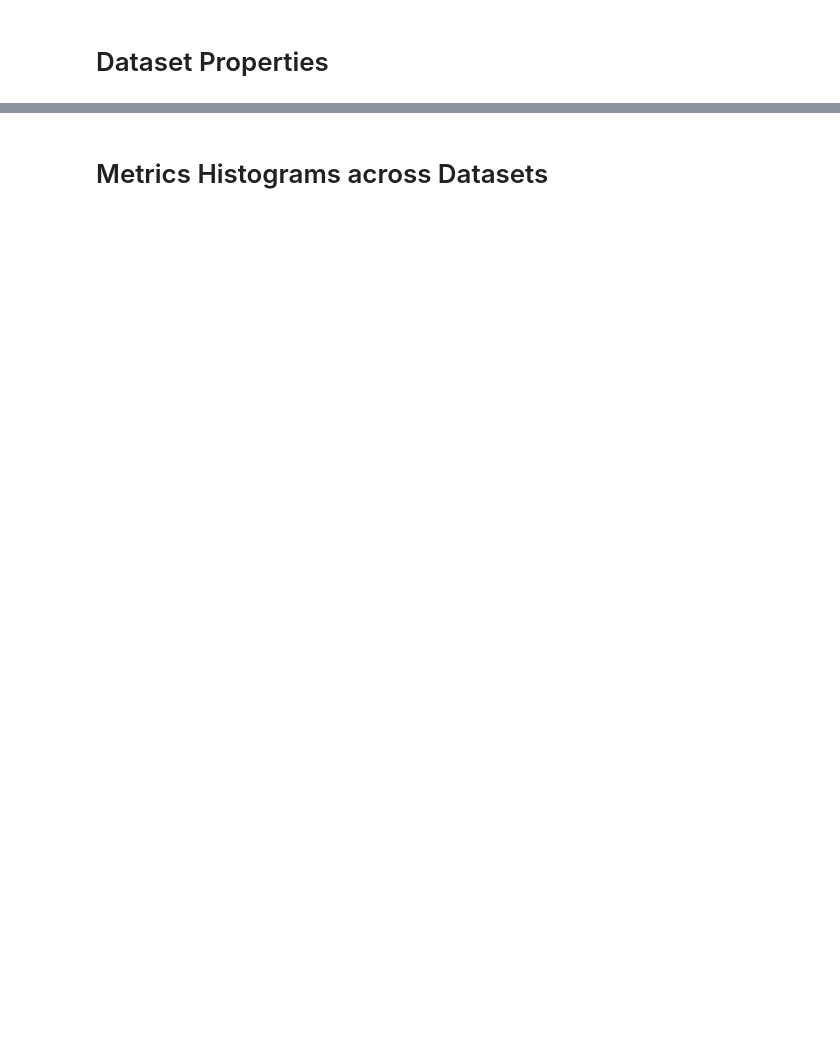
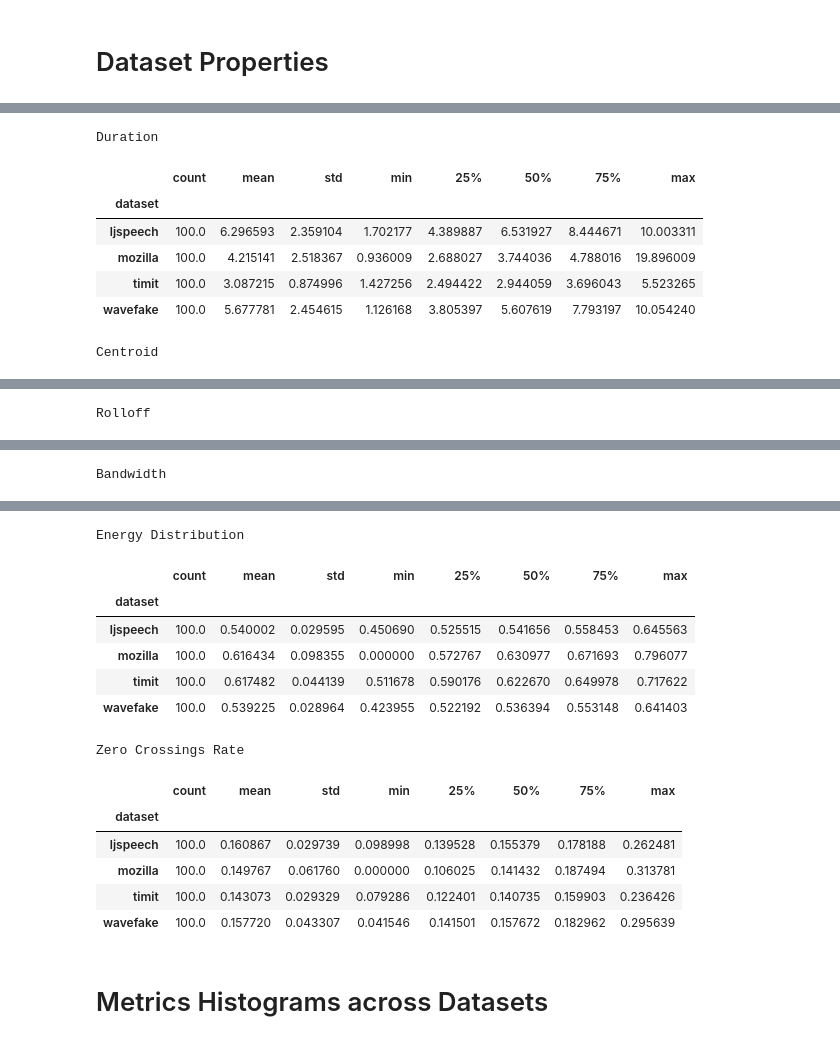
Before and after one commit to cassuci/adf-detector, a Jupyter notebook: 1-1-data-exploring.ipynb, the cells around one changed output, grey strips where cells are left out. Drawn from its saved outputs; the diff is of its cells as text; code cells hidden in the pictures; blank space fills up the shorter version.

```diff
--- a/1-1-data-exploring.ipynb
+++ b/1-1-data-exploring.ipynb
@@ -73,0 +90,15 @@ results_df_g
+# %%
+results_df_d = results_df.groupby('dataset').describe()
+for c in results_df.columns:
+    if c not in ['dataset', 'Audio File']:
+        print(c)
+        display(results_df_d[c])
+# %% [output]
+Duration
+|  | count | mean | std | min | 25% | 50% | 75% | max |
+| dataset |  |  |  |  |  |  |  |  |
+| ljspeech | 100.0 | 6.296593 | 2.359104 | 1.702177 | 4.389887 | 6.531927 | 8.444671 | 10.003311 |
+| mozilla | 100.0 | 4.215141 | 2.518367 | 0.936009 | 2.688027 | 3.744036 | 4.788016 | 19.896009 |
+| timit | 100.0 | 3.087215 | 0.874996 | 1.427256 | 2.494422 | 2.944059 | 3.696043 | 5.523265 |
+| wavefake | 100.0 | 5.677781 | 2.454615 | 1.126168 | 3.805397 | 5.607619 | 7.793197 | 10.054240 |
+Centroid
@@ -73,0 +111 @@ results_df_g
+Rolloff
@@ -73,0 +118 @@ results_df_g
+Bandwidth
@@ -74,3 +125,17 @@ results_df_g
+Energy Distribution
+|  | count | mean | std | min | 25% | 50% | 75% | max |
+| dataset |  |  |  |  |  |  |  |  |
+| ljspeech | 100.0 | 0.540002 | 0.029595 | 0.450690 | 0.525515 | 0.541656 | 0.558453 | 0.645563 |
+| mozilla | 100.0 | 0.616434 | 0.098355 | 0.000000 | 0.572767 | 0.630977 | 0.671693 | 0.796077 |
+| timit | 100.0 | 0.617482 | 0.044139 | 0.511678 | 0.590176 | 0.622670 | 0.649978 | 0.717622 |
+| wavefake | 100.0 | 0.539225 | 0.028964 | 0.423955 | 0.522192 | 0.536394 | 0.553148 | 0.641403 |
+Zero Crossings Rate
+|  | count | mean | std | min | 25% | 50% | 75% | max |
+| dataset |  |  |  |  |  |  |  |  |
+| ljspeech | 100.0 | 0.160867 | 0.029739 | 0.098998 | 0.139528 | 0.155379 | 0.178188 | 0.262481 |
+| mozilla | 100.0 | 0.149767 | 0.061760 | 0.000000 | 0.106025 | 0.141432 | 0.187494 | 0.313781 |
+| timit | 100.0 | 0.143073 | 0.029329 | 0.079286 | 0.122401 | 0.140735 | 0.159903 | 0.236426 |
+| wavefake | 100.0 | 0.157720 | 0.043307 | 0.041546 | 0.141501 | 0.157672 | 0.182962 | 0.295639 |
 # %% [markdown]
 # Metrics Histograms across Datasets
 # %%
```
Also changed, not shown: parts of 6 cells of this notebook, 2 other files.
